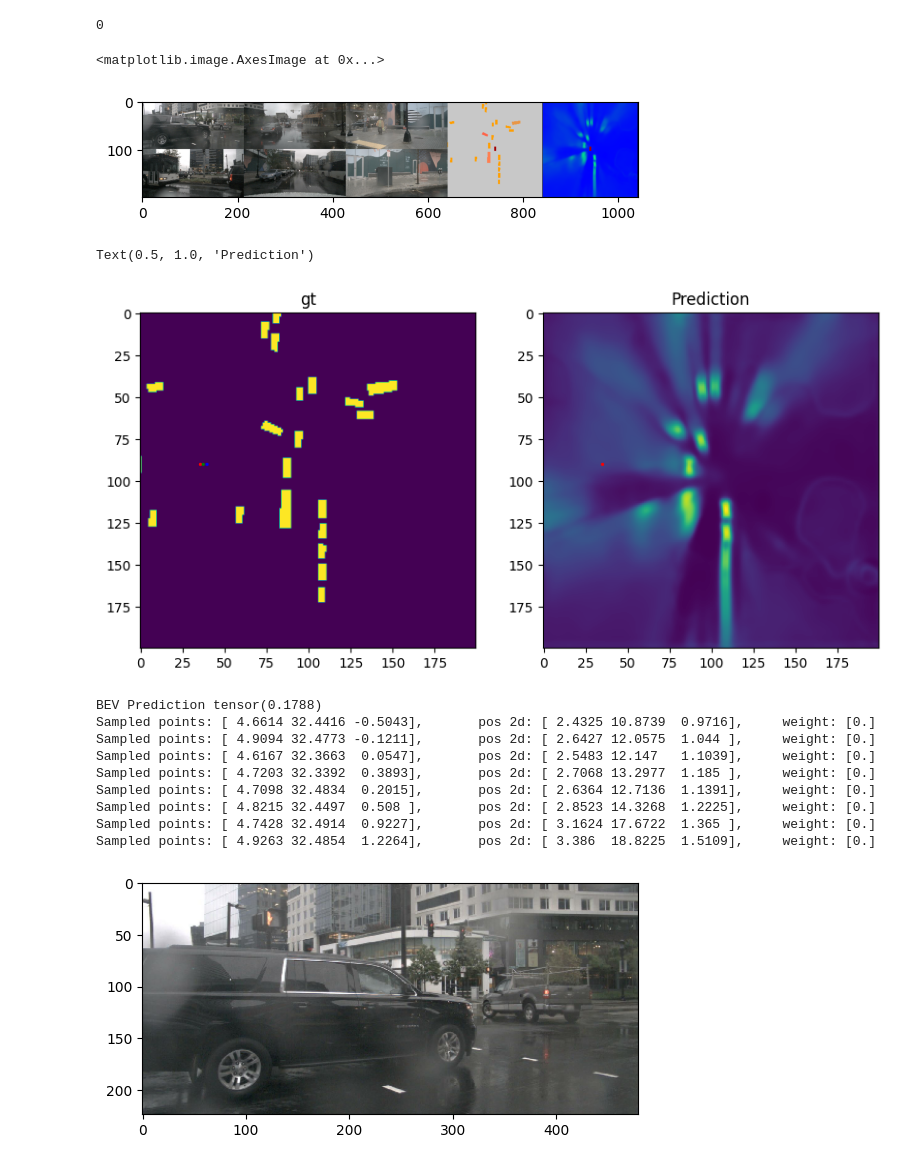
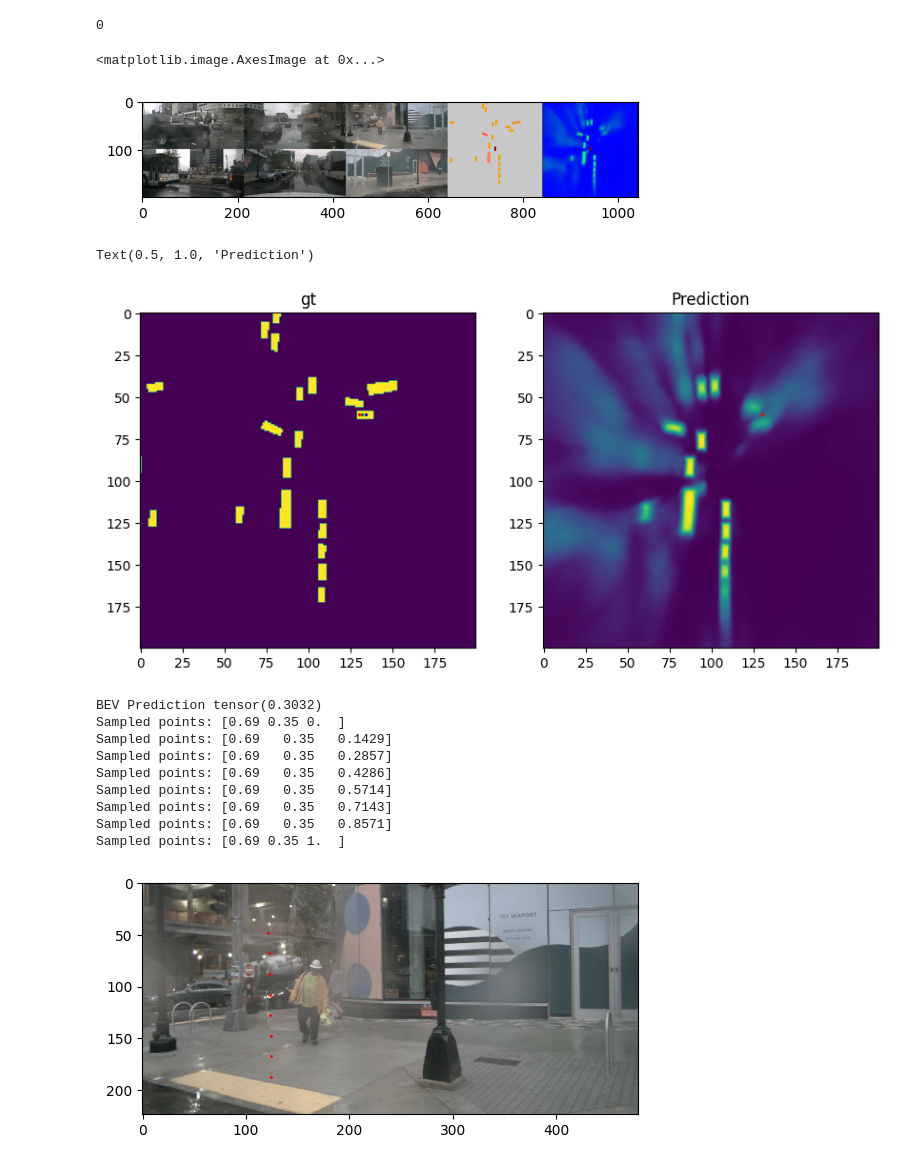
Before and after one commit to nargoo0328/cross_view_transformers, a Jupyter notebook: scripts/test_bug.ipynb, the cells around one changed output. Saved outputs shown, nothing was run; the diff lists cells and outputs as text; code cells hidden in the pictures.

```diff
--- a/scripts/test_bug.ipynb
+++ b/scripts/test_bug.ipynb
@@ -44,7 +44,7 @@ Loaded checkpoint.
 network.to(device)
 model.to(device)
 model.metrics.reset()
-with_grad = True
+with_grad = False
 
 if with_grad:
     network.train()
@@ -101,7 +99,12 @@ if CHECKPOINT_PATH is None:
 batch = dataset.__getitem__(4004)
 for k, v in batch.items():
     if isinstance(v, torch.Tensor):
-        batch[k] = v[None]
+        batch[k] = v.to(device)[None]
+    elif isinstance(v, list):
+        if isinstance(v[0], torch.Tensor):
+            batch[k] = [i.to(device) for i in v]
+    else:
+        batch[k] = v
 with torch.no_grad():
     pred = network(batch)
 # pred = None
@@ -109,20 +112,22 @@ vis_result = viz(batch, pred)
 plt.imshow(vis_result[0])
 # %% [output]
 <matplotlib.image.AxesImage at 0x...>
-[figure, old version]
+[figure, new version]
 # %%
 # attention = pred['mid_output']['attention']
 # attention = rearrange(attention, '(b h w) m 1 p -> b h w m p', b=4, h=200, w=200)
-points = rearrange(pred['mid_output']['sample_points_cam'], 'b (h w) p d -> b h w p d',h=200, w=200)
-pos_3d = rearrange(pred['mid_output']['pos_3d'], 'b (h w) 1 p d -> b h w p d',h=200, w=200)
-reference_points = rearrange(pred['mid_output']['reference_points'], 'b (h w) 1 p d -> b h w p d',h=200, w=200)
-weight = rearrange(pred['mid_output']['weight'], 'b (h w) 1 p d -> b h w p d',h=200, w=200)
+stage = 0
+h = w = 50 if stage == 0 else 200
+points = rearrange(pred['mid_output'][f"stage_{stage}"]['sample_points_cam'], 'b (h w) p d -> b h w p d',h=h, w=w)
+# pos_3d = rearrange(pred['mid_output'][f"stage_{stage}"]['pos_3d'], 'b (h w) 1 p d -> b h w p d',h=h, w=w)
+reference_points = rearrange(pred['mid_output'][f"stage_{stage}"]['reference_points'], 'b (h w) 1 p d -> b h w p d',h=h, w=w)
+# weight = rearrange(pred['mid_output'][f"stage_{stage}"]['weight'], 'b (h w) 1 p d -> b h w p d',h=h, w=w)
 # %%
 batch_index = 0
 fig, (ax1, ax2) = plt.subplots(1, 2, figsize=(10, 8))
-y = 90
-x = 35
-vehicle_idx = [[4,5,6,7,8,10,11]]
+y = 60
+x = 130
+vehicle_idx = [[4,5,6,7,8,10,11,12]]
 vehicles = [batch['bev'][:, idx].max(1, keepdim=True).values for idx in vehicle_idx]
 vehicles = torch.cat(vehicles, 1)
 ax1.imshow(vehicles[batch_index,0].detach().cpu().numpy())
@@ -137,42 +142,46 @@ ax2.set_title('Prediction')
 # plt.title('2D')
 # %% [output]
 Text(0.5, 1.0, 'Prediction')
-[figure, old version]
+[figure, new version]
 # %%
-
+bev_prediction_index = pred['VEHICLE'][batch_index,0,y,x].sigmoid()
+if stage == 0:
+    y = y // 4
+    x = x // 4
 # att_ = attention[batch_index, y, x]
 pts_2d = points[batch_index, y, x]
-pos_3d_index = pos_3d[batch_index, y, x]
+# pos_3d_index = pos_3d[batch_index, y, x]
 reference_points_index = reference_points[batch_index, y, x]
-weight_index = weight[batch_index, y, x]
+# weight_index = weight[batch_index, y, x]
 mask = (pts_2d[:,0] > 0) & (pts_2d[:,0] < 1) & (pts_2d[:,1] > 0) & (pts_2d[:,1] < 1)
 pts_2d = pts_2d[mask].cpu().numpy()
-pos_3d_index = pos_3d_index[mask].cpu().numpy()
+# pos_3d_index = pos_3d_index[mask].cpu().numpy()
 reference_points_index = reference_points_index[mask].cpu().numpy()
-weight_index = weight_index[mask].cpu().numpy()
+# weight_index = weight_index[mask].cpu().numpy()
 # att_ = att_[:, mask].cpu().numpy()
 
 pts_2d[:, 0] *= 480
 pts_2d[:, 1] *= 224
 # %%
-cam_index = 0
-print("BEV Prediction", pred['VEHICLE'][batch_index,0,y,x].sigmoid())
+cam_index = 2
+print("BEV Prediction", bev_prediction_index)
 plt.imshow(batch['image'][0,cam_index].cpu().permute(1,2,0))
 for i in range(len(pts_2d)):
-    print(f"Sampled points: {np.round(reference_points_index[i], 4)},\t pos 2d: {np.round(pos_3d_index[i], 4)}, \tweight: {np.round(weight_index[i], 4)}")
+    # print(f"Sampled points: {np.round(reference_points_index[i], 4)},\t pos 2d: {np.round(pos_3d_index[i], 4)}, \tweight: {np.round(weight_index[i], 4)}")
+    print(f"Sampled points: {np.round(reference_points_index[i], 4)}")
     # print(att_[head_index,i])
 
-    plt.scatter(pts_2d[i,0], pts_2d[i,1], s=4, c='g', alpha=np.round(weight_index[i], 4))
-    # plt.scatter(pts_2d[i,0], pts_2d[i,1], s=1, c='r')
+    # plt.scatter(pts_2d[i,0], pts_2d[i,1], s=6, c='g', alpha=max(0.0, np.round(weight_index[i], 4)))
+    plt.scatter(pts_2d[i,0], pts_2d[i,1], s=1, c='r')
     # plt.scatter(pts_2d[i,0], pts_2d[i,1], alpha=max(float(att_[head_index,i]), 0.1), s=4, c='r')
 # %% [output]
-BEV Prediction tensor(0.1788)
-Sampled points: [ 4.6614 32.4416 -0.5043],       pos 2d: [ 2.4325 10.8739  0.9716],     weight: [0.]
-Sampled points: [ 4.9094 32.4773 -0.1211],       pos 2d: [ 2.6427 12.0575  1.044 ],     weight: [0.]
-Sampled points: [ 4.6167 32.3663  0.0547],       pos 2d: [ 2.5483 12.147   1.1039],     weight: [0.]
-Sampled points: [ 4.7203 32.3392  0.3893],       pos 2d: [ 2.7068 13.2977  1.185 ],     weight: [0.]
-Sampled points: [ 4.7098 32.4834  0.2015],       pos 2d: [ 2.6364 12.7136  1.1391],     weight: [0.]
-Sampled points: [ 4.8215 32.4497  0.508 ],       pos 2d: [ 2.8523 14.3268  1.2225],     weight: [0.]
-Sampled points: [ 4.7428 32.4914  0.9227],       pos 2d: [ 3.1624 17.6722  1.365 ],     weight: [0.]
-Sampled points: [ 4.9263 32.4854  1.2264],       pos 2d: [ 3.386  18.8225  1.5109],     weight: [0.]
+BEV Prediction tensor(0.3032)
+Sampled points: [0.69 0.35 0.  ]
+Sampled points: [0.69   0.35   0.1429]
+Sampled points: [0.69   0.35   0.2857]
+Sampled points: [0.69   0.35   0.4286]
+Sampled points: [0.69   0.35   0.5714]
+Sampled points: [0.69   0.35   0.7143]
+Sampled points: [0.69   0.35   0.8571]
+Sampled points: [0.69 0.35 1.  ]
-[figure, old version]
+[figure, new version]
```
Also changed, not shown: parts of 15 cells of this notebook, 5 other files.
